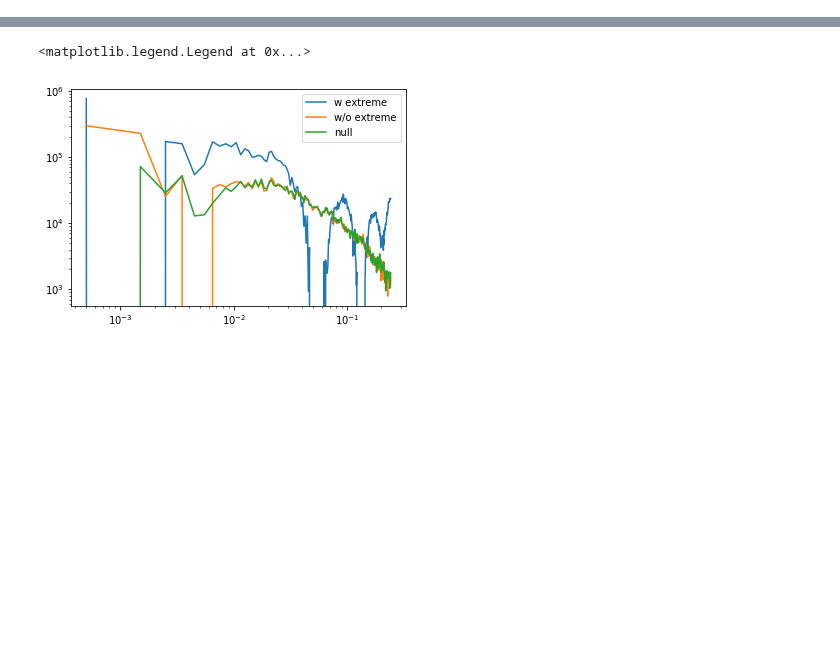
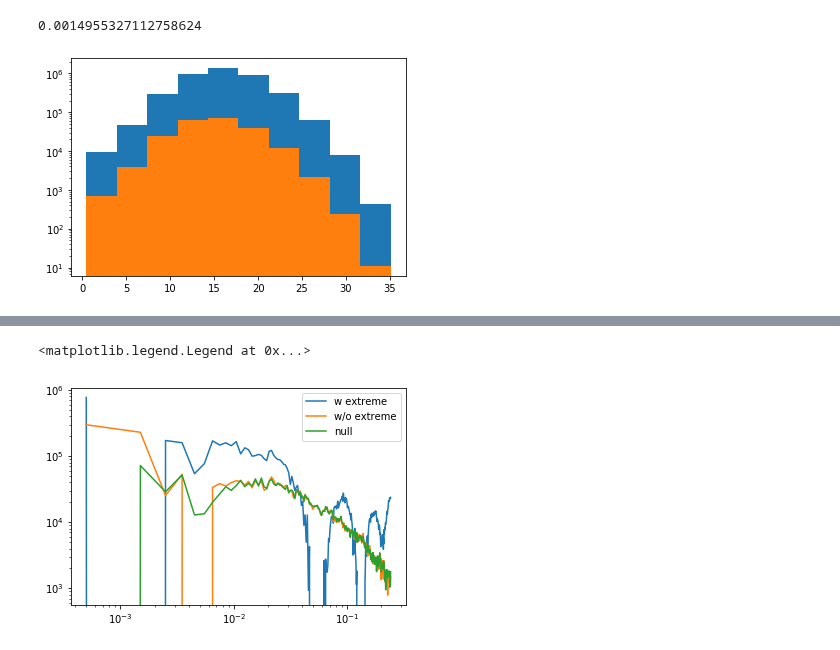
Before and after one commit to mehdirezaie/eboss, a Jupyter notebook: testExtremes.ipynb, the cells around one changed output, grey strips where cells are left out. Drawn from its saved outputs; the diff is of its cells as text; code cells hidden in the pictures; blank space fills up the shorter version.

```diff
--- a/testExtremes.ipynb
+++ b/testExtremes.ipynb
@@ -51,0 +471,16 @@ import matplotlib.pyplot as plt
+# %%
+hpix = lb.radec2hpix(512, random.data['RA'], random.data['DEC']) # HEALPix index from RA and DEC
+random_frac = random.hpmap[hpix]
+# %%
+hpix = lb.radec2hpix(512, data.data['RA'], data.data['DEC']) # HEALPix index from RA and DEC
+data_frac = random.hpmap[hpix]
+# %%
+_,b,_= plt.hist(random_frac)
+plt.hist(data_frac, bins=b)
+
+print((random_frac < 0.2*random_frac.mean()).mean())
+#print((random_frac < 0.2*random_frac.mean()).mean())
+_=plt.yscale('log')
+# %% [output]
+0.0014955327112758624
+[figure, added]
```
Also changed, not shown: parts of 47 cells of this notebook, 5 other files.
